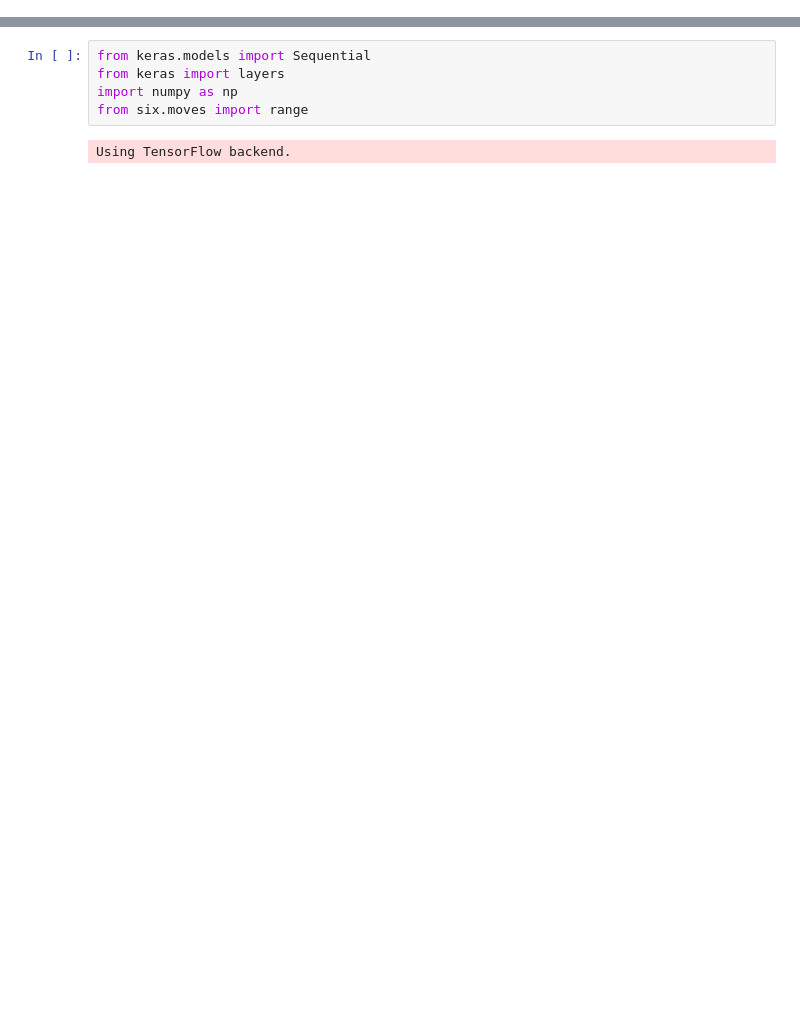
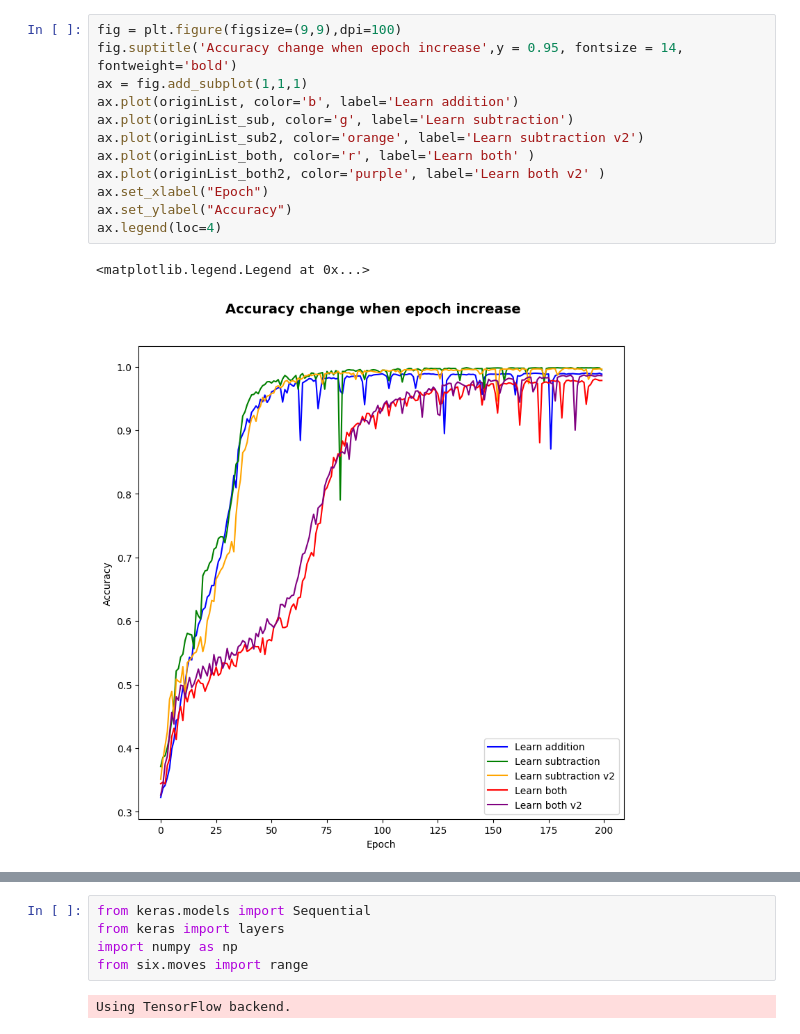
Before and after one commit to ChingChieh/Adder-Subtractor, a Jupyter notebook: Coding and Report.ipynb, the cells around one changed output, grey strips where cells are left out. Saved outputs shown, nothing was run; the diff lists cells and outputs as text; blank space fills up the shorter version.

```diff
--- a/Coding and Report.ipynb
+++ b/Coding and Report.ipynb
@@ -0,0 +32,15 @@
+# %%
+fig = plt.figure(figsize=(9,9),dpi=100)
+fig.suptitle('Accuracy change when epoch increase',y = 0.95, fontsize = 14, fontweight='bold')
+ax = fig.add_subplot(1,1,1)
+ax.plot(originList, color='b', label='Learn addition')
+ax.plot(originList_sub, color='g', label='Learn subtraction')
+ax.plot(originList_sub2, color='orange', label='Learn subtraction v2')
+ax.plot(originList_both, color='r', label='Learn both' )
+ax.plot(originList_both2, color='purple', label='Learn both v2' )
+ax.set_xlabel("Epoch")
+ax.set_ylabel("Accuracy")
+ax.legend(loc=4)
+# %% [output]
+<matplotlib.legend.Legend at 0x...>
+[figure, added]
```
Also changed, not shown: parts of 68 cells of this notebook.
